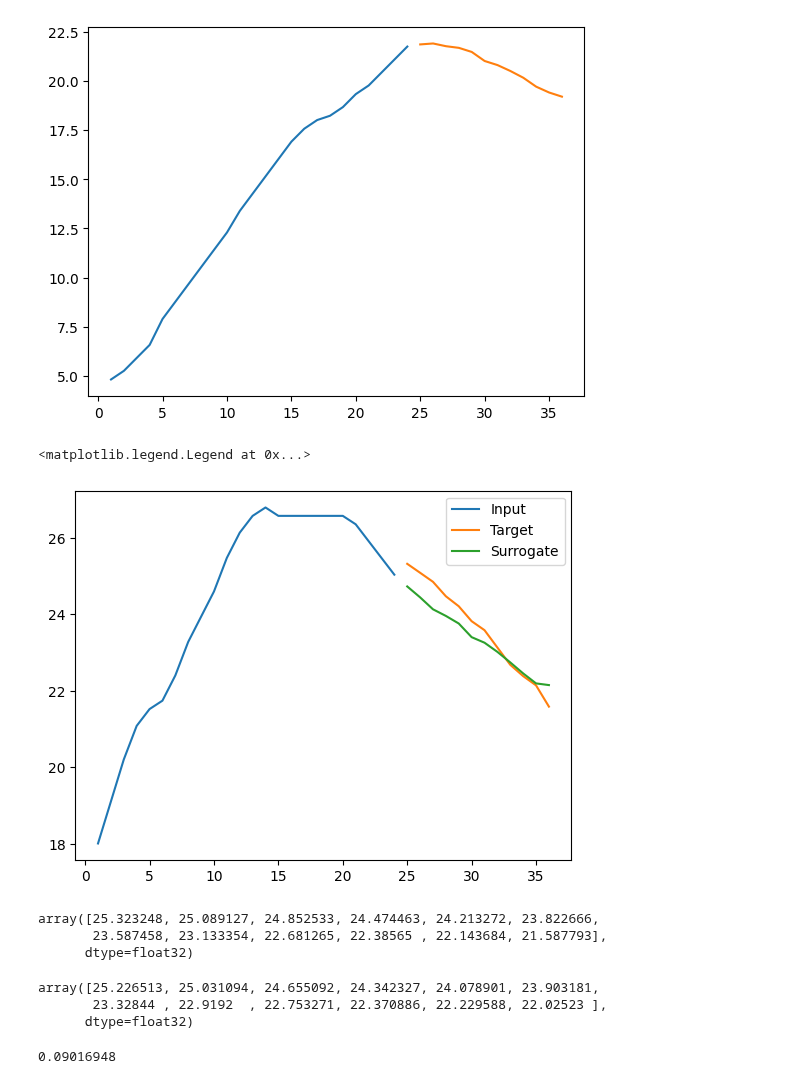
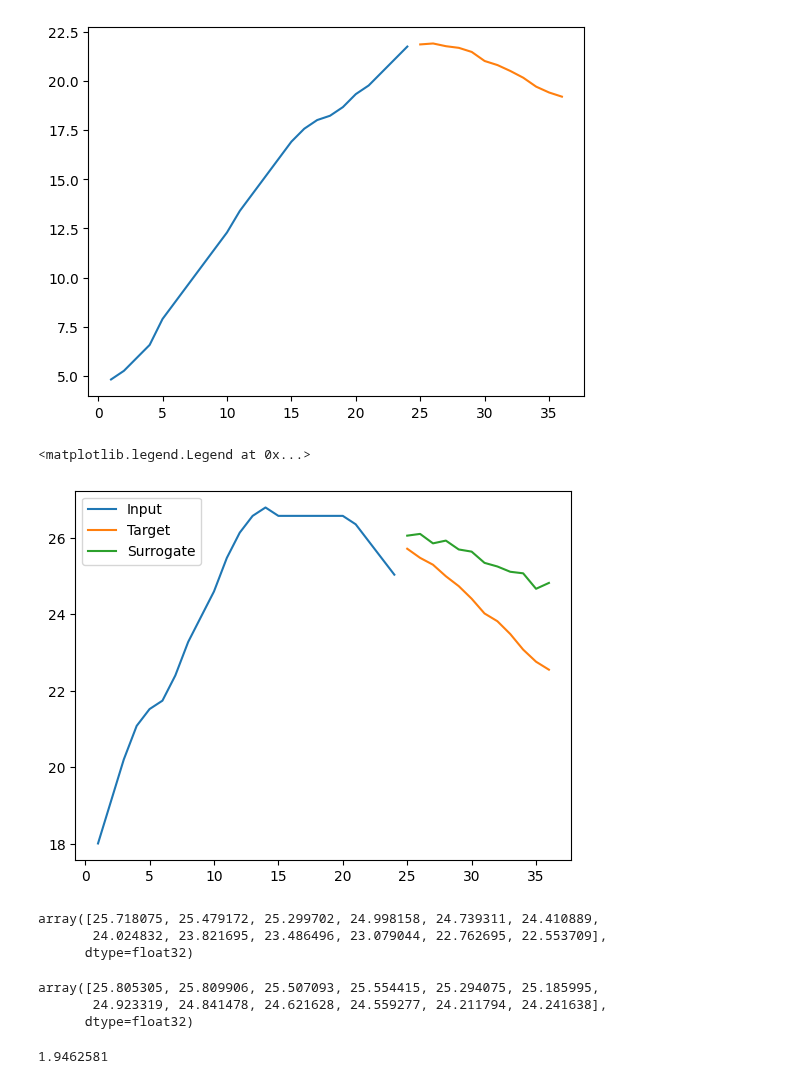
Before and after one commit to harrya32/HTI, a Jupyter notebook: rebuttal_baselines/naive_nn_baseline.ipynb, the cells around one changed output. Cells and saved outputs as stored; diff of their text form; code cells hidden in the pictures.

```diff
--- a/rebuttal_baselines/naive_nn_baseline.ipynb
+++ b/rebuttal_baselines/naive_nn_baseline.ipynb
@@ -1470,7 +1470,7 @@ cond: torch.Size([1000, 24])
 targets: torch.Size([1000, 12])
 # %%
 # Training function for RL model with early stopping
-def train_ett_surrogate_model(model, train_data, num_epochs=1000, learning_rate=1e-3, batch_size=256,
+def train_ett_surrogate_model(model, train_data, num_epochs=1000, learning_rate=1e-4, batch_size=256,
                    patience=100, min_delta=1e-10, validation_split=0.1):
     """
     Train the surrogate model with early stopping.
@@ -1615,8 +1615,8 @@ for i in range(5):
         model=ett_surrogate_model,
         train_data=ett_training_data,
         num_epochs=10000,
-        learning_rate=1e-3,
-        batch_size=256,
+        learning_rate=1e-4,
+        batch_size=64,
         patience=250,
         min_delta=0,
         validation_split=0.1
@@ -1714,33 +1714,33 @@ plt.plot(np.linspace(25, 36, 12), ett[noise][i][24:].cpu())
 [figure]
 # %%
 i = 3
-noise = 1
+noise = 3
 plt.plot(np.linspace(1, 24, 24), ett[noise][i][:24].cpu(), label='Input')
 plt.plot(np.linspace(25, 36, 12), ett[noise][i][24:].cpu(), label='Target')
 plt.plot(np.linspace(25, 36, 12), ett_surrogate_model(ett[noise][i][24:].unsqueeze(0), torch.tensor([[noise]], device=device), ett[0][i][:24].unsqueeze(0)).squeeze(0).cpu().detach().numpy(), label='Surrogate')
 
 plt.legend()
 # %% [output]
 <matplotlib.legend.Legend at 0x...>
-[figure, old version]
+[figure, new version]
 # %%
 mse = ett[noise][i][24:].cpu().numpy() - ett_surrogate_model(ett[noise][i][24:].unsqueeze(0), torch.tensor([[noise]], device=device), ett[0][i][:24].unsqueeze(0)).squeeze(0).cpu().detach().numpy()
 # %%
 ett[noise][i][24:].cpu().numpy()
 # %% [output]
-array([25.323248, 25.089127, 24.852533, 24.474463, 24.213272, 23.822666,
-       23.587458, 23.133354, 22.681265, 22.38565 , 22.143684, 21.587793],
+array([25.718075, 25.479172, 25.299702, 24.998158, 24.739311, 24.410889,
+       24.024832, 23.821695, 23.486496, 23.079044, 22.762695, 22.553709],
       dtype=float32)
 # %%
 ett_surrogate_model(ett[0][i][24:].unsqueeze(0), torch.tensor([[noise]], device=device), ett[0][i][:24].unsqueeze(0)).squeeze(0).cpu().detach().numpy()
 # %% [output]
-array([25.226513, 25.031094, 24.655092, 24.342327, 24.078901, 23.903181,
-       23.32844 , 22.9192  , 22.753271, 22.370886, 22.229588, 22.02523 ],
+array([25.805305, 25.809906, 25.507093, 25.554415, 25.294075, 25.185995,
+       24.923319, 24.841478, 24.621628, 24.559277, 24.211794, 24.241638],
       dtype=float32)
 # %%
 np.mean(mse**2)
 # %% [output]
-0.09016948
+1.9462581
 # %%
 mses = []
 for j in range(5):
```
Also changed, not shown: parts of 5 cells of this notebook, 11 other files.
